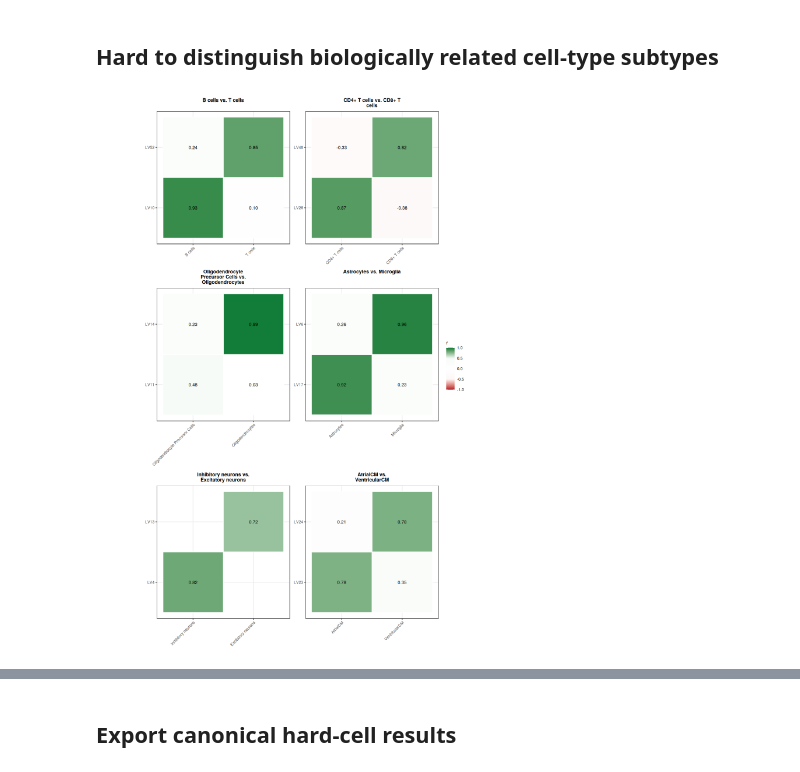
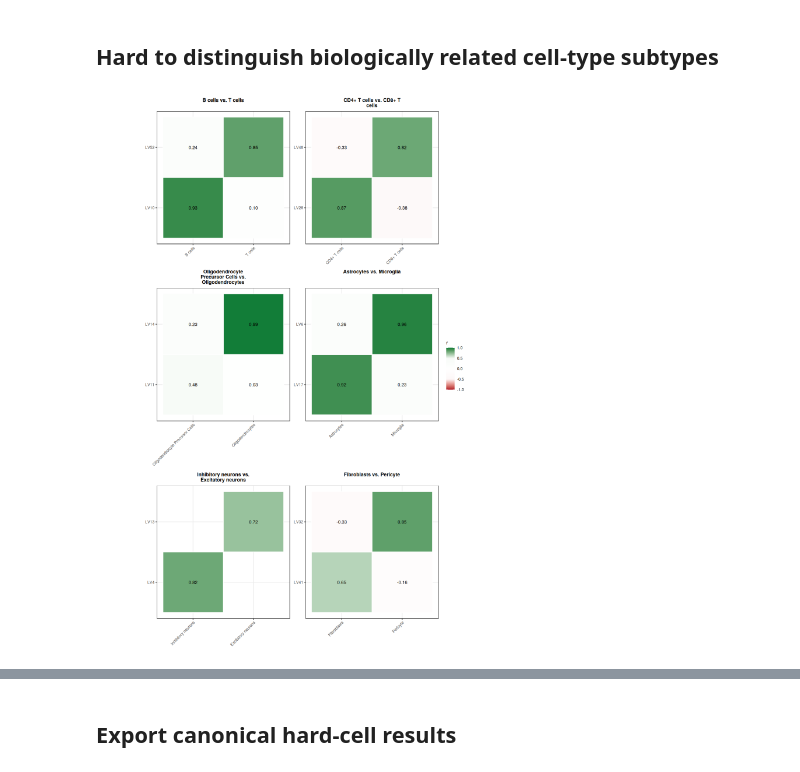
Before and after one commit to miltondp/clamp-analyses, a Jupyter notebook: nbs/03_model_biology/00_pseudobulk/04_hard_cell_types.executed.ipynb, the cells around one changed output, grey strips where cells are left out. Drawn from its saved outputs; the diff is of its cells as text; code cells hidden in the pictures.

```diff
--- a/nbs/03_model_biology/00_pseudobulk/04_hard_cell_types.executed.ipynb
+++ b/nbs/03_model_biology/00_pseudobulk/04_hard_cell_types.executed.ipynb
@@ -92,7 +92,7 @@ RELATED_GROUPS <- list(
     list(entries = data.frame(ds = c("Brain_Mathys2023", "Brain_Xiong2023"),
                               ct = c("Inh", "Exc"), stringsAsFactors = FALSE)),
     list(entries = data.frame(ds = c("Heart_Datar2026", "Heart_Datar2026"),
-                              ct = c("AtrialCM", "VentricularCM"), stringsAsFactors = FALSE))
+                              ct = c("Fibroblast", "Pericyte"), stringsAsFactors = FALSE))
 )
 
 wrap_panel_title <- function(x) paste(strwrap(x, width = 25), collapse = "\n")
@@ -122,34 +122,34 @@ make_group_heatmap_panel <- function(grp) {
         cor_rows$col_entry_id <- assigned$entry_id[i]
         cor_rows$row_entry_id <- same_ds$entry_id[match(cor_rows$cell_type, same_ds$ct)]
         cor_rows
     }))
     if (is.null(sub) || nrow(sub) == 0) return(NULL)
 
     sub$cell_type_label <- factor(row_labels[sub$row_entry_id], levels = unname(row_labels))
     sub$LV_label        <- factor(col_labels[sub$col_entry_id], levels = unname(col_labels))
 
     ggplot(sub, aes(x = cell_type_label, y = LV_label, fill = cor)) +
         geom_tile(color = "white", linewidth = 0.5) +
         geom_text(aes(label = sprintf("%.2f", cor)), size = 3.2) +
         scale_fill_gradientn(colours = c("#b2182b", "#fdf7f7", "white", "#f7fbf7", "#007a33"),
                              values = scales::rescale(c(-1, -0.5, 0, 0.5, 1)),
                              limits = c(-1, 1), name = "r") +
         coord_fixed() +
         theme_bw(base_size = 10) +
         theme(axis.text.x = element_text(angle = 45, hjust = 1),
               plot.title  = element_text(face = "bold", size = 10, hjust = 0.5)) +
         labs(x = NULL, y = NULL,
              title = wrap_panel_title(paste(unname(row_labels), collapse = " vs. ")))
 }
 
 group_panels <- Filter(Negate(is.null), lapply(RELATED_GROUPS, make_group_heatmap_panel))
 
 options(repr.plot.width = 12, repr.plot.height = 16)
 p_groups <- wrap_plots(group_panels, ncol = 2, guides = "collect") &
     theme(legend.position = "right")
 print(p_groups)
 # %% [output]
-[figure, old version]
+[figure, new version]
 # %%
 TOP_PATHWAY_LABEL_OVERRIDES <- c("Heart_Datar2026__AtrialCM" = "Atrial cell")
 
```
Also changed, not shown: parts of 5 cells of this notebook, 5 other files.
